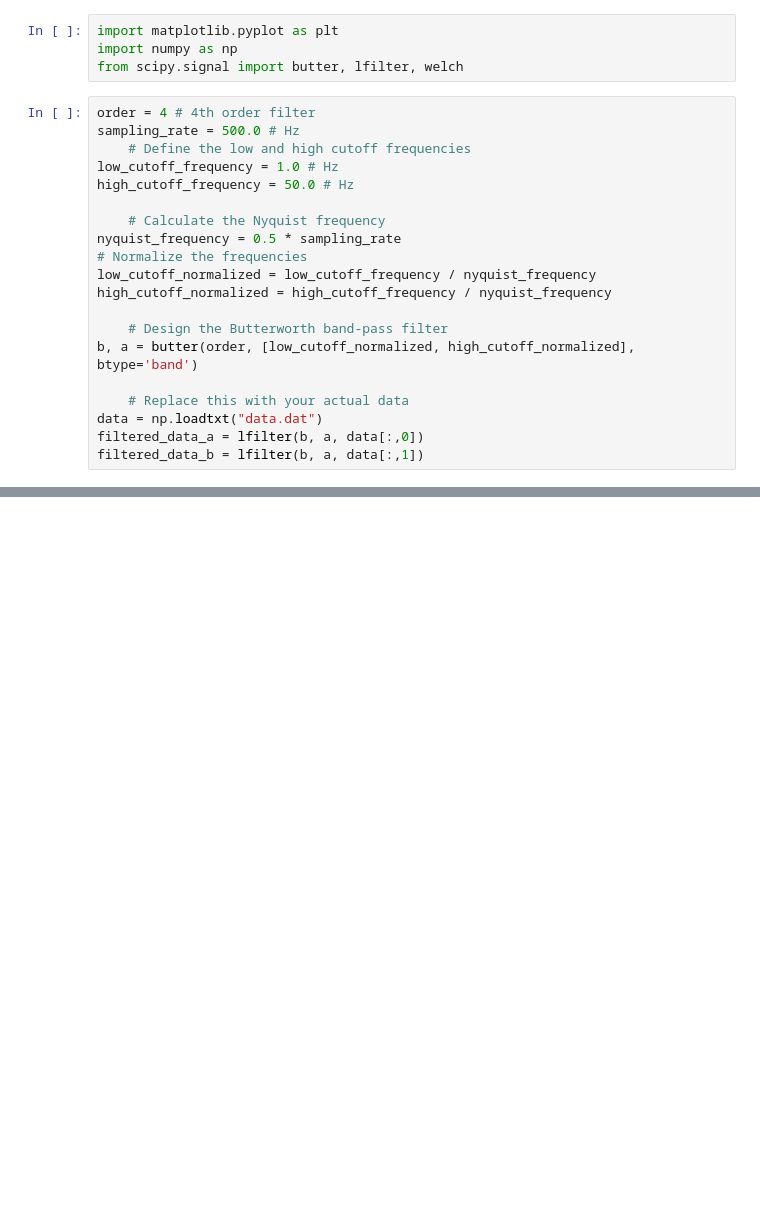
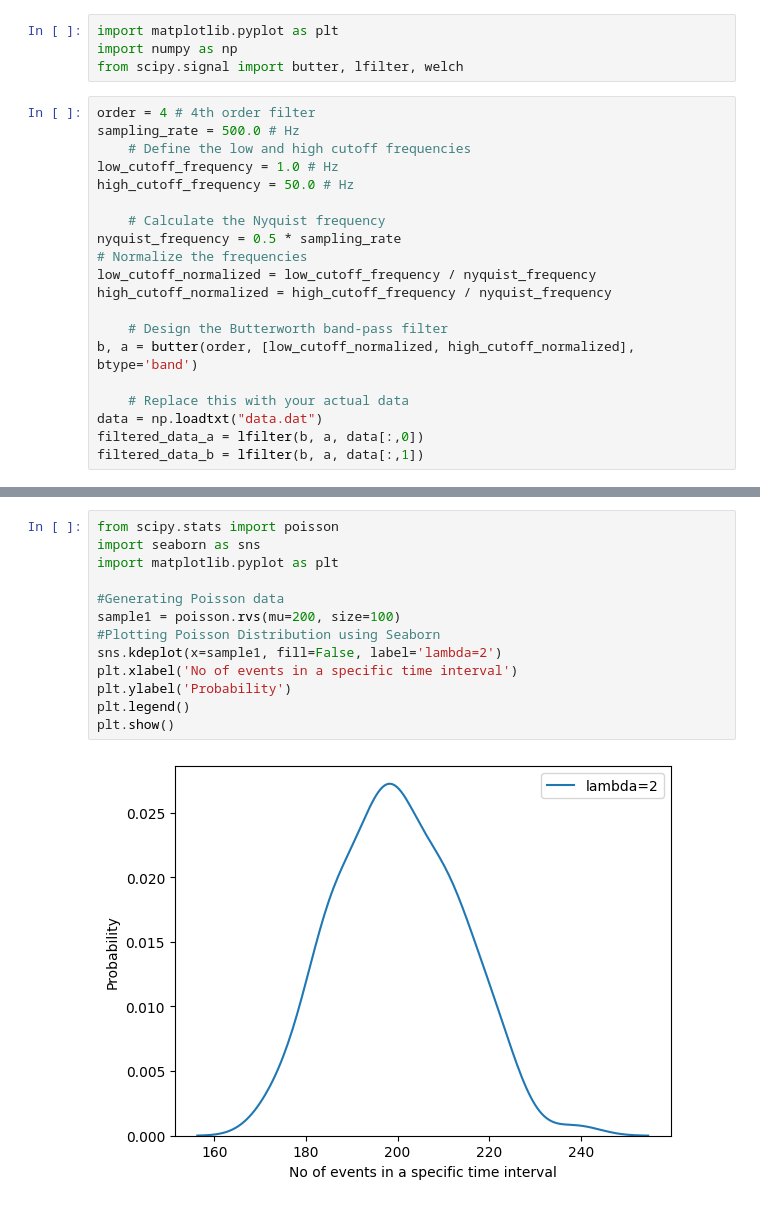
Before and after one commit to juanmillan03/Tesis-CA, a Jupyter notebook: Codigos/V3_G(NP)/ButterWorth.ipynb, the cells around one changed output, grey strips where cells are left out. Saved outputs shown, nothing was run; the diff lists cells and outputs as text; blank space fills up the shorter version.

```diff
--- a/Codigos/V3_G(NP)/ButterWorth.ipynb
+++ b/Codigos/V3_G(NP)/ButterWorth.ipynb
@@ -105,0 +166,15 @@ Text(300, 0.005, '$<$d$>$')
+# %%
+from scipy.stats import poisson
+import seaborn as sns
+import matplotlib.pyplot as plt
+
+#Generating Poisson data
+sample1 = poisson.rvs(mu=200, size=100)
+#Plotting Poisson Distribution using Seaborn
+sns.kdeplot(x=sample1, fill=False, label='lambda=2')
+plt.xlabel('No of events in a specific time interval')
+plt.ylabel('Probability')
+plt.legend()
+plt.show()
+# %% [output]
+[figure, added]
```
Also changed, not shown: parts of 8 cells of this notebook, 18 other files.
